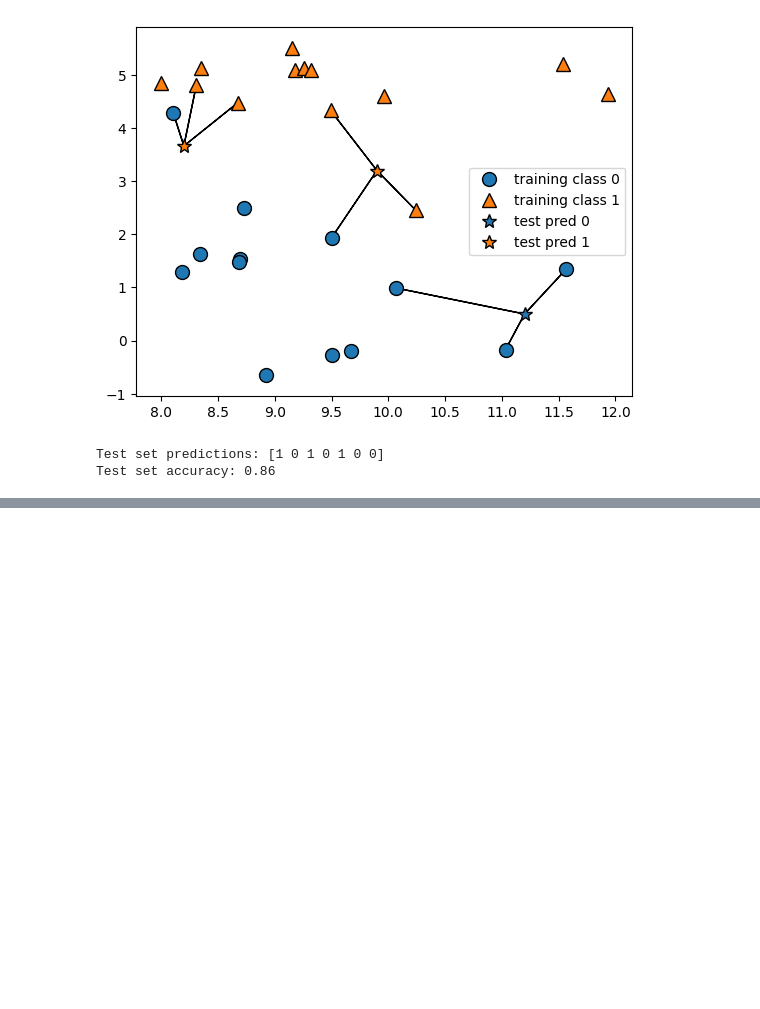
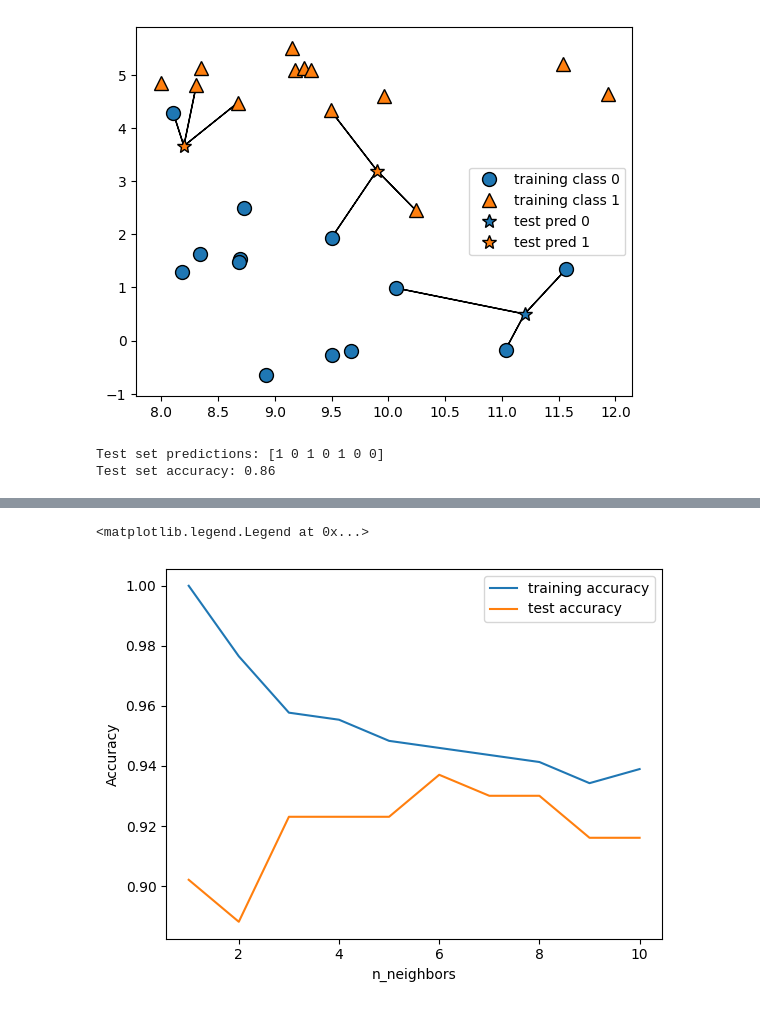
Before and after one commit to gilgamesh7/ml_python_intro, a Jupyter notebook: 06_knn_introduction.ipynb, the cells around one changed output, grey strips where cells are left out. Cells and saved outputs as stored; diff of their text form; code cells hidden in the pictures; blank space fills up the shorter version.

```diff
--- a/06_knn_introduction.ipynb
+++ b/06_knn_introduction.ipynb
@@ -37,0 +62,40 @@ Test set accuracy: 0.86
+# %%
+# confirm the connection between model complexity and generalization
+
+# Considering more and more neighbors leads to a smoother decision boundary.
+# A smoother boundary corresponds to a simpler model.
+# In other words, using few neighbors corresponds to high model complexity
+# and using many neighbors corresponds to low model complexity
+
+from sklearn.datasets import load_breast_cancer
+from sklearn.model_selection import train_test_split
+from sklearn.neighbors import KNeighborsClassifier
+import matplotlib.pyplot as plt
+
+cancer = load_breast_cancer()
+X_train, X_test, y_train, y_test = train_test_split(
+    cancer.data, cancer.target, stratify=cancer.target, random_state=66)
+
+training_accuracy = []
+test_accuracy = []
+
+# try n_neighbors from 1 to 10
+neighbors_settings = range(1, 11)
+
+for n_neighbors in neighbors_settings:
+    # build the model
+    clf = KNeighborsClassifier(n_neighbors=n_neighbors)
+    clf.fit(X_train, y_train)
+    # record training set accuracy
+    training_accuracy.append(clf.score(X_train, y_train))
+    # record test set accuracy
+    test_accuracy.append(clf.score(X_test, y_test))
+
+plt.plot(neighbors_settings, training_accuracy, label="training accuracy")
+plt.plot(neighbors_settings, test_accuracy, label="test accuracy")
+plt.ylabel("Accuracy")
+plt.xlabel("n_neighbors")
+plt.legend()
+# %% [output]
+<matplotlib.legend.Legend at 0x...>
+[figure, added]
```
Also changed, not shown: parts of 1 cell of this notebook.
